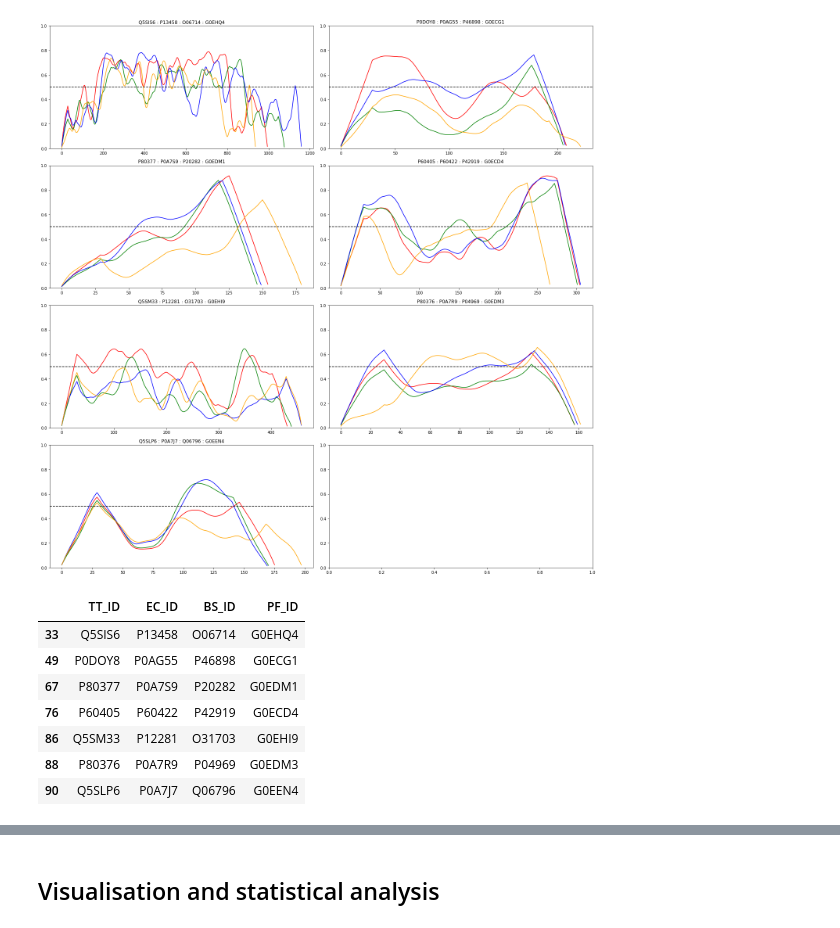
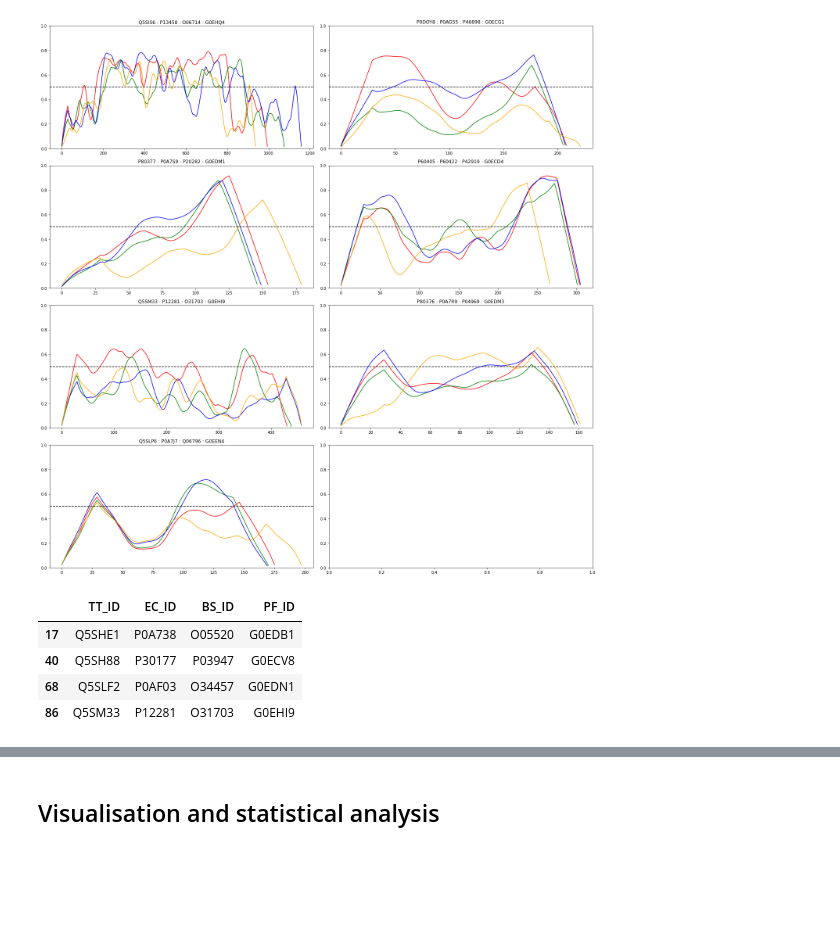
Before and after one commit to alibekk93/IDP_analysis, a Jupyter notebook: IDP_analysis.ipynb, the cells around one changed output, grey strips where cells are left out. Cells and saved outputs as stored; diff of their text form; code cells hidden in the pictures; blank space fills up the shorter version.

```diff
--- a/IDP_analysis.ipynb
+++ b/IDP_analysis.ipynb
@@ -1132,14 +1072,12 @@ plt.tight_layout()
 # %% [output]
 [figure]
 # %%
-IDP_pairs.query("TT_disorder_binary_mean>=0.5 or EC_disorder_binary_mean>=0.5 or BS_disorder_binary_mean>=0.5 or PF_disorder_binary_mean>=0.5")[['TT_ID', 'EC_ID', 'BS_ID', 'PF_ID']]
+# IDP_pairs.query("TT_disorder_binary_mean>=0.5 or EC_disorder_binary_mean>=0.5 or BS_disorder_binary_mean>=0.5 or PF_disorder_binary_mean>=0.5")[['TT_ID', 'EC_ID', 'BS_ID', 'PF_ID']]
+IDP_pairs.query("TT_disorder_binary_mean>=0.4 and EC_disorder_binary_mean<0.4 and BS_disorder_binary_mean<0.4 and PF_disorder_binary_mean<0.4")[['TT_ID', 'EC_ID', 'BS_ID', 'PF_ID']]
 # %% [output]
 |  | TT_ID | EC_ID | BS_ID | PF_ID |
-| 33 | Q5SIS6 | P13458 | O06714 | G0EHQ4 |
-| 49 | P0DOY8 | P0AG55 | P46898 | G0ECG1 |
-| 67 | P80377 | P0A7S9 | P20282 | G0EDM1 |
-| 76 | P60405 | P60422 | P42919 | G0ECD4 |
+| 17 | Q5SHE1 | P0A738 | O05520 | G0EDB1 |
+| 40 | Q5SH88 | P30177 | P03947 | G0ECV8 |
+| 68 | Q5SLF2 | P0AF03 | O34457 | G0EDN1 |
 | 86 | Q5SM33 | P12281 | O31703 | G0EHI9 |
-| 88 | P80376 | P0A7R9 | P04969 | G0EDM3 |
-| 90 | Q5SLP6 | P0A7J7 | Q06796 | G0EEN4 |
 # %%
```
Also changed, not shown: parts of 3 cells of this notebook.
